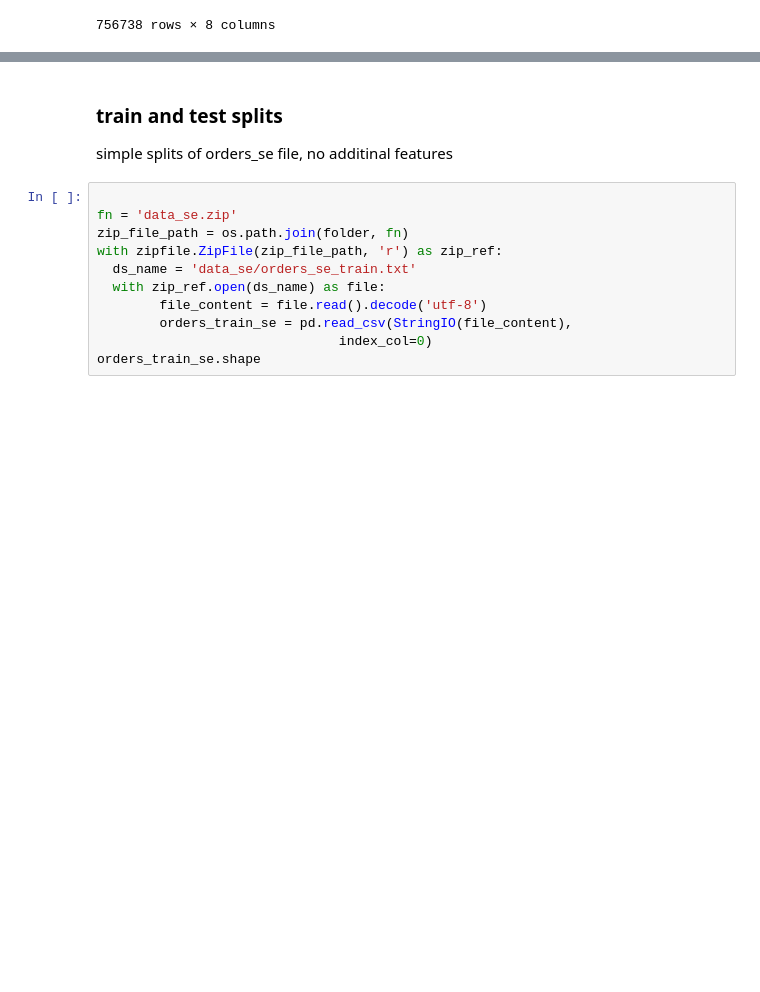
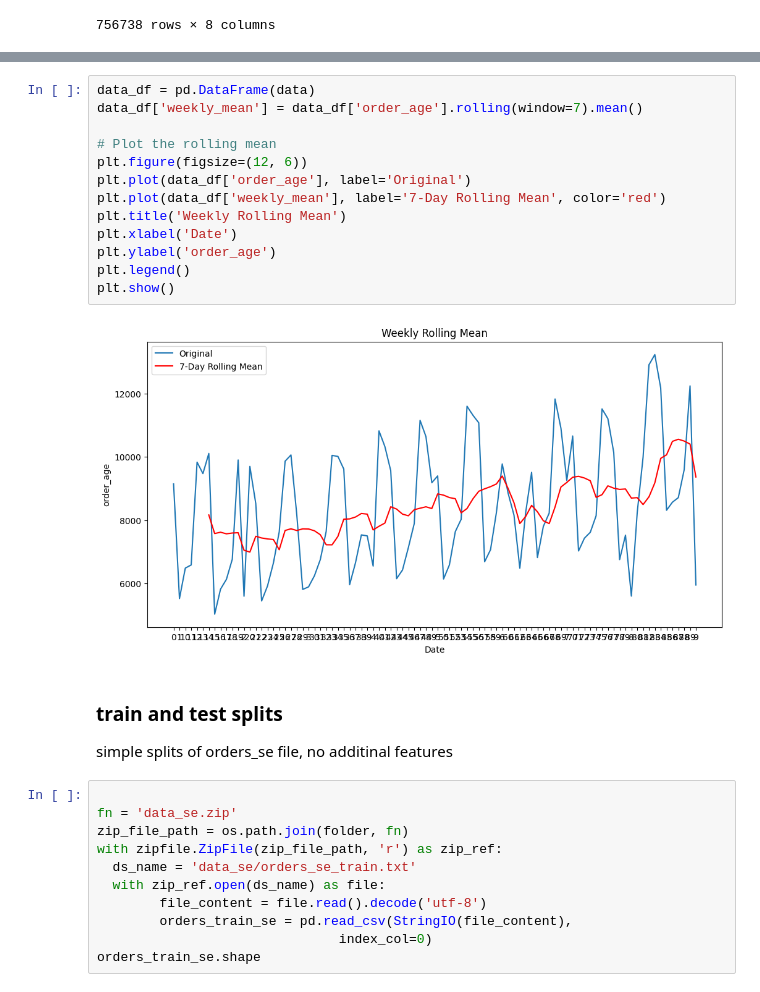
Before and after one commit to aguille-vert/delivery-hero-dataset, a Jupyter notebook: notebooks/00_delivery_hero_eda.ipynb, the cells around one changed output, grey strips where cells are left out. Drawn from its saved outputs; the diff is of its cells as text; blank space fills up the shorter version.

```diff
--- a/notebooks/00_delivery_hero_eda.ipynb
+++ b/notebooks/00_delivery_hero_eda.ipynb
@@ -210,3 +263,18 @@ orders_se
+# %%
+data_df = pd.DataFrame(data)
+data_df['weekly_mean'] = data_df['order_age'].rolling(window=7).mean()
+
+# Plot the rolling mean
+plt.figure(figsize=(12, 6))
+plt.plot(data_df['order_age'], label='Original')
+plt.plot(data_df['weekly_mean'], label='7-Day Rolling Mean', color='red')
+plt.title('Weekly Rolling Mean')
+plt.xlabel('Date')
+plt.ylabel('order_age')
+plt.legend()
+plt.show()
+# %% [output]
+[figure, added]
 # %% [markdown]
 ### train and test splits
 simple splits of orders_se file, no additinal features
```
Also changed, not shown: parts of 36 cells of this notebook.
